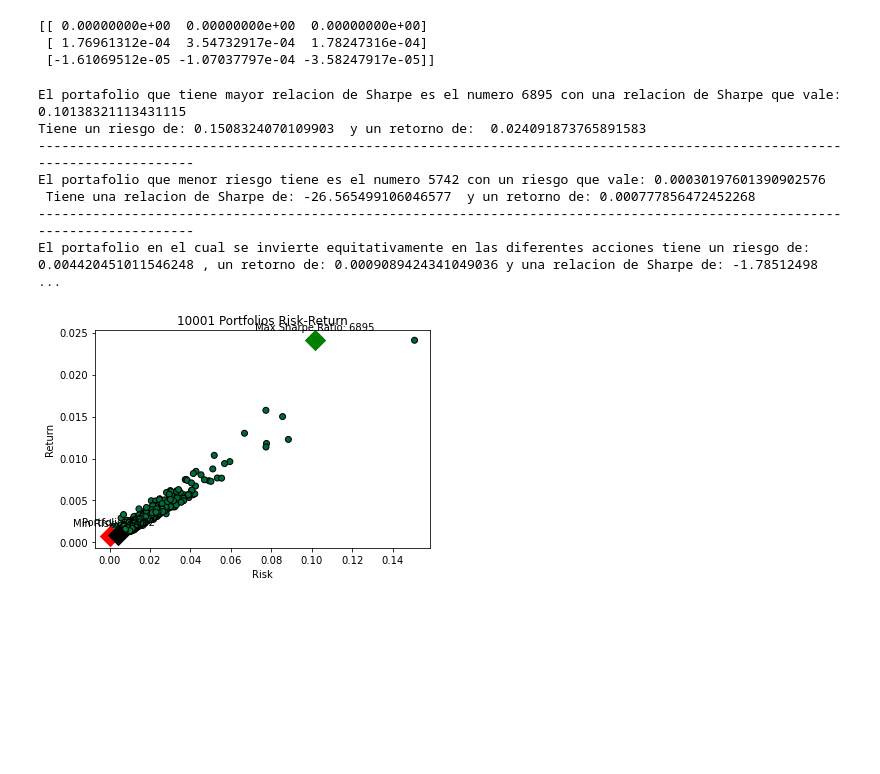
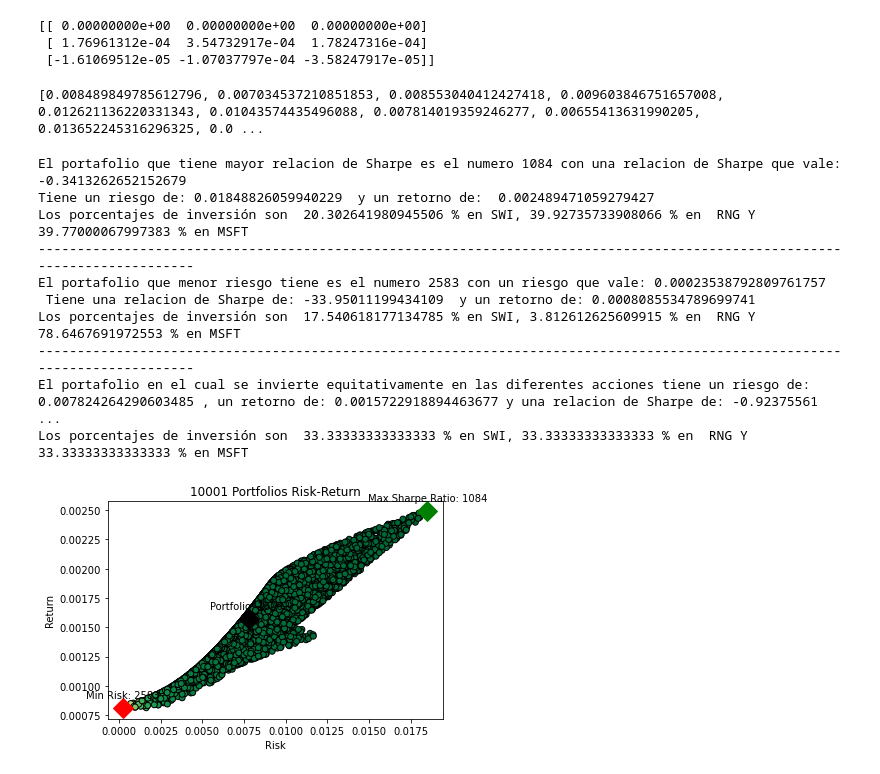
Before and after one commit to paulbelches/PortafolioMonteCarlo, a Jupyter notebook: Proyecto.ipynb, the cells around one changed output. Cells and saved outputs as stored; diff of their text form; code cells hidden in the pictures; blank space fills up the shorter version.

```diff
--- a/Proyecto.ipynb
+++ b/Proyecto.ipynb
@@ -121,7 +124,9 @@ for i in range(len(portafolio)):
     a=portafolio[i][0]*value[0][0]+portafolio[i][1]*value[0][1]+portafolio[i][2]*value[0][2]
     a=math.sqrt(abs(a))
     vola.append(a)
-#print(vola)
+print(vola)
+# %% [output]
+[0.008489849785612796, 0.007034537210851853, 0.008553040412427418, 0.009603846751657008, 0.012621136220331343, 0.01043574435496088, 0.007814019359246277, 0.00655413631990205, 0.013652245316296325, 0.0 ...
 # %%
 #Sharpe ratio
 #Risk free rate
@@ -138,6 +143,7 @@ maxsrprisk=vola[maxsrportfolio]
 maxsrpreturn=epr[maxsrportfolio]
 print("El portafolio que tiene mayor relacion de Sharpe es el numero", maxsrportfolio+1, "con una relacion de Sharpe que vale:", maxsr)
 print("Tiene un riesgo de:",maxsrprisk," y un retorno de: ",maxsrpreturn)
+print("Los porcentajes de inversión son ",portafolio[maxsrportfolio-1][0]*100, "% en SWI,",portafolio[maxsrportfolio-1][1]*100,"% en  RNG Y ",portafolio[maxsrportfolio-1][2]*100,"% en MSFT")
 #Min risk portfolio
 minriskportfolio=vola.index(min(vola))
 minrisk=min(vola)
@@ -145,51 +151,56 @@ minriskpreturn=sr[minriskportfolio]
 minriskpsr=epr[minriskportfolio]
 print("---------------------------------------------------------------------------------------------------------------------------")
 print("El portafolio que menor riesgo tiene es el numero", minriskportfolio+1, "con un riesgo que vale:", minrisk,"\n Tiene una relacion de Sharpe de:", minriskpreturn," y un retorno de:",minriskpsr)
+print("Los porcentajes de inversión son ",portafolio[minriskportfolio-1][0]*100, "% en SWI,",portafolio[minriskportfolio-1][1]*100,"% en  RNG Y ",portafolio[minriskportfolio-1][2]*100,"% en MSFT")
 #se le suma 1 al indice porque los indices estan corridos
 #Equally distributed portfolio
-edportfolio=1001
+edportfolio=len(portafolio)
 edprisk=vola[edportfolio-1]
 edpsr=sr[edportfolio-1]
 edpreturn=epr[edportfolio-1]
 print("---------------------------------------------------------------------------------------------------------------------------")
 print("El portafolio en el cual se invierte equitativamente en las diferentes acciones tiene un riesgo de:",edprisk,", un retorno de:",edpreturn, "y una relacion de Sharpe de:",edpsr)
+print("Los porcentajes de inversión son ",portafolio[edportfolio-1][0]*100, "% en SWI,",portafolio[edportfolio-1][1]*100,"% en  RNG Y ",portafolio[edportfolio-1][2]*100,"% en MSFT")
 # %% [output]
-El portafolio que tiene mayor relacion de Sharpe es el numero 6895 con una relacion de Sharpe que vale: 0.10138321113431115
-Tiene un riesgo de: 0.1508324070109903  y un retorno de:  0.024091873765891583
+El portafolio que tiene mayor relacion de Sharpe es el numero 1084 con una relacion de Sharpe que vale: -0.3413262652152679
+Tiene un riesgo de: 0.01848826059940229  y un retorno de:  0.002489471059279427
+Los porcentajes de inversión son  20.302641980945506 % en SWI, 39.92735733908066 % en  RNG Y  39.77000067997383 % en MSFT
 ---------------------------------------------------------------------------------------------------------------------------
-El portafolio que menor riesgo tiene es el numero 5742 con un riesgo que vale: 0.00030197601390902576
- Tiene una relacion de Sharpe de: -26.565499106046577  y un retorno de: 0.000777856472452268
+El portafolio que menor riesgo tiene es el numero 2583 con un riesgo que vale: 0.00023538792809761757
+ Tiene una relacion de Sharpe de: -33.95011199434109  y un retorno de: 0.0008085534789699741
+Los porcentajes de inversión son  17.540618177134785 % en SWI, 3.812612625609915 % en  RNG Y  78.6467691972553 % en MSFT
 ---------------------------------------------------------------------------------------------------------------------------
-El portafolio en el cual se invierte equitativamente en las diferentes acciones tiene un riesgo de: 0.004420451011546248 , un retorno de: 0.0009089424341049036 y una relacion de Sharpe de: -1.78512498 ...
+El portafolio en el cual se invierte equitativamente en las diferentes acciones tiene un riesgo de: 0.007824264290603485 , un retorno de: 0.0015722918894463677 y una relacion de Sharpe de: -0.92375561 ...
+Los porcentajes de inversión son  33.33333333333333 % en SWI, 33.33333333333333 % en  RNG Y  33.33333333333333 % en MSFT
 # %%
 import matplotlib.pyplot as plt
         # find min Volatility & max sharpe values in the dataframe (df)
 
 def plot_single_point(x,y,title,colour):
         plt.scatter(x=x, y=y, c=colour, marker='D', s=200)
         plt.annotate(title, # this is the text
                  (x,y), # this is the point to label
                  textcoords="offset points", # how to position the text
                  xytext=(0,10), # distance from text to points (x,y)
                  ha='center') # horizontal alignment can be left, right or center
 
-max_sharpe_ratio = maxsr
+
 min_risk = minrisk
 plt.scatter(vola, epr,c=sr,cmap='RdYlGn', edgecolors='black')
-x = max_sharpe_ratio
-y = epr[maxsrportfolio]
+x = maxsrprisk
+y = maxsrpreturn
 name = str(maxsrportfolio+1)
 plt.title(str(len(portafolio))+" Portfolios Risk-Return")
 plt.xlabel("Risk")
 plt.ylabel("Return")
 plot_single_point(x,y,'Max Sharpe Ratio: '+name, 'green')
 x = min_risk
 y = epr[minriskportfolio]
 name = str(minriskportfolio+1)
 plot_single_point(x,y,'Min Risk: '+name, 'red')
 x = vola[edportfolio-1]
 y = epr[edportfolio-1]
-name = str(edportfolio+1)
+name = str(edportfolio)
 plot_single_point(x,y,'Portfolio: '+name, 'black')
 # %% [output]
-[figure, old version]
+[figure, new version]
```
Also changed, not shown: parts of 2 cells of this notebook.
